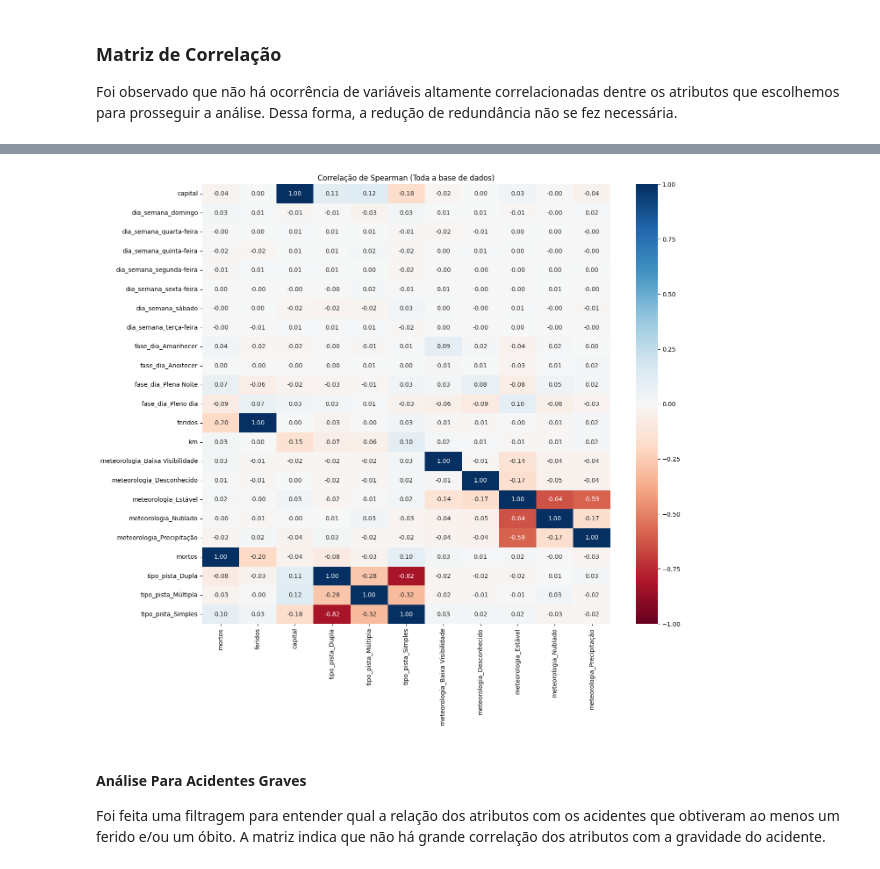
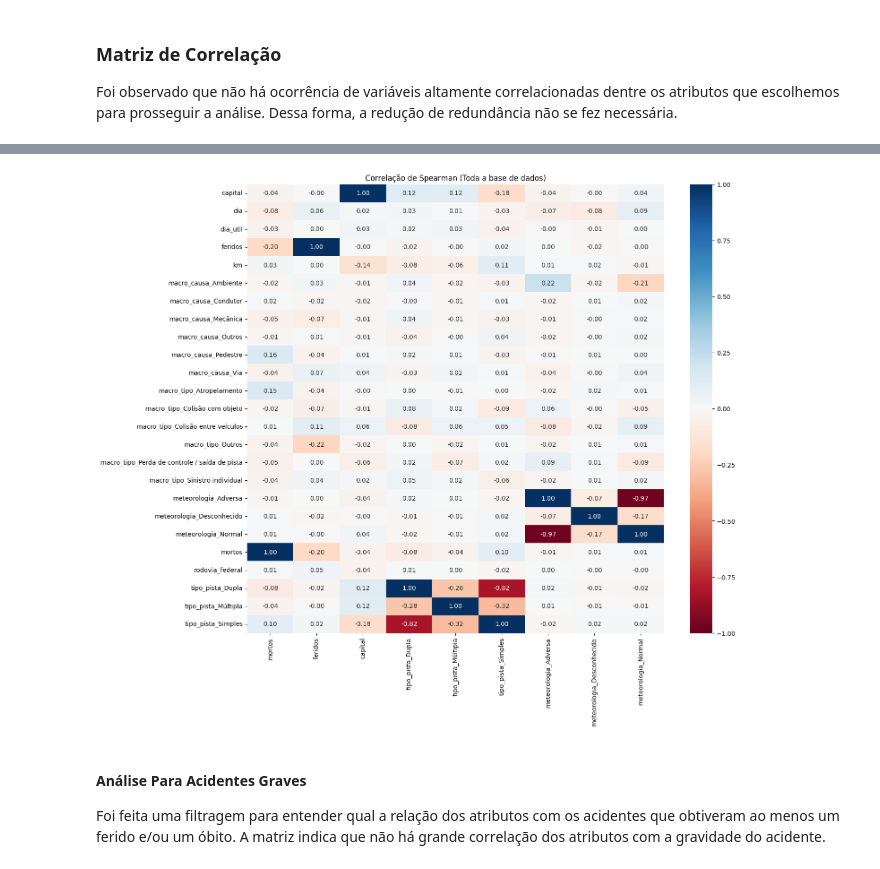
Before and after one commit to mmesqigor/Padroes-de-Acidentes-de-Transito-no-Brasil, a Jupyter notebook: index.ipynb, the cells around one changed output, grey strips where cells are left out. Saved outputs shown, nothing was run; the diff lists cells and outputs as text; code cells hidden in the pictures.

```diff
--- a/index.ipynb
+++ b/index.ipynb
@@ -103,3 +204,22 @@ df_original["meteorologia"] = (
+# %%
+def mapa_dia_semana(dia):
+
+    dia = dia.strip().lower()
+    if dia in ["segunda-feira", "terça-feira", "quarta-feira", "quinta-feira", "sexta-feira"]:
+        return 1
+    elif dia in ["sábado", "domingo"]:
+        return 0
+
+
+df['dia_util'] = df['dia_semana'].apply(mapa_dia_semana)
+# %%
+def rodovia_federal(br):
+    if br != 0:
+        return 1
+    else:
+        return 0
+
+df['rodovia_federal'] = df['br'].apply(rodovia_federal)
 # %%
 colunas_remover = [
     'id',
@@ -123,10 +243,14 @@ colunas_remover = [
     'uop',
     'municipio',
     'uf',
-    'br'
+    'br',
+    'causa_acidente',
+    'tipo_acidente',
+    'fase_dia',
+    'dia_semana'
 ]
 
-df = df_original.drop(columns=colunas_remover)
+df = df.drop(columns=colunas_remover)
 # %% [markdown]
 ### Amostragem Aleatória Simples
 
@@ -154,14 +278,12 @@ df_sample
 foi necessário realizar transformação de atributos categóricos em numéricos para execução de algoritmos baseados em distância
 # %%
 categoricas = [
-    'dia_semana',
-    'causa_acidente',
-    'tipo_acidente',
-    'fase_dia',
+    'macro_causa',
+    'macro_tipo',
     'tipo_pista',
     'meteorologia'
 ]
 
-df_encoded = pd.get_dummies(df_sample, columns=categoricas, drop_first=False)
+df_encoded = pd.get_dummies(df, columns=categoricas, drop_first=False)
 df_encoded
 # %% [output]
@@ -465,18 +627,18 @@ Foi observado que não há ocorrência de variáveis altamente correlacionadas d
 # %%
 # Selecionando apenas as colunas relacionadas a vítimas, quilometragem, dia de semana e fase do dia
-colunas_interesse = ['mortos', 'feridos', 'km', 'capital'] + [c for c in df_encoded.columns if 'dia_semana' in c or 'fase_dia' in c or 'meteorologia' in c or 'tipo_pista' in c]
+colunas_interesse = ['mortos', 'feridos', 'km', 'capital', 'rodovia_federal', 'dia', 'dia_util'] + [c for c in df_encoded.columns if 'meteorologia' in c or 'tipo_pista' in c or 'macro_causa' in c or 'macro_tipo' in c]
 corr_df = df_encoded[colunas_interesse].corr(method='spearman')
 
 # Variáveis de interesse para correlação
 vars_corr = ['mortos', 'feridos', 'capital'] + [c for c in df_encoded.columns if 'meteorologia' in c or 'tipo_pista' in c]
 target_corr = corr_df[vars_corr].sort_index()
 
 plt.figure(figsize=(15, 13))
 sns.heatmap(target_corr, annot=True, cmap='RdBu', center=0, fmt=".2f", vmin=-1, vmax=1)
 plt.title('Correlação de Spearman (Toda a base de dados)')
 plt.show()
 # %% [output]
-[figure, old version]
+[figure, new version]
 # %% [markdown]
 #### Análise Para Acidentes Graves
 Foi feita uma filtragem para entender qual a relação dos atributos com os acidentes que obtiveram ao menos um ferido e/ou um óbito. A matriz indica que não há grande correlação dos atributos com a gravidade do acidente.
```
Also changed, not shown: parts of 23 cells of this notebook, 1 other file.
